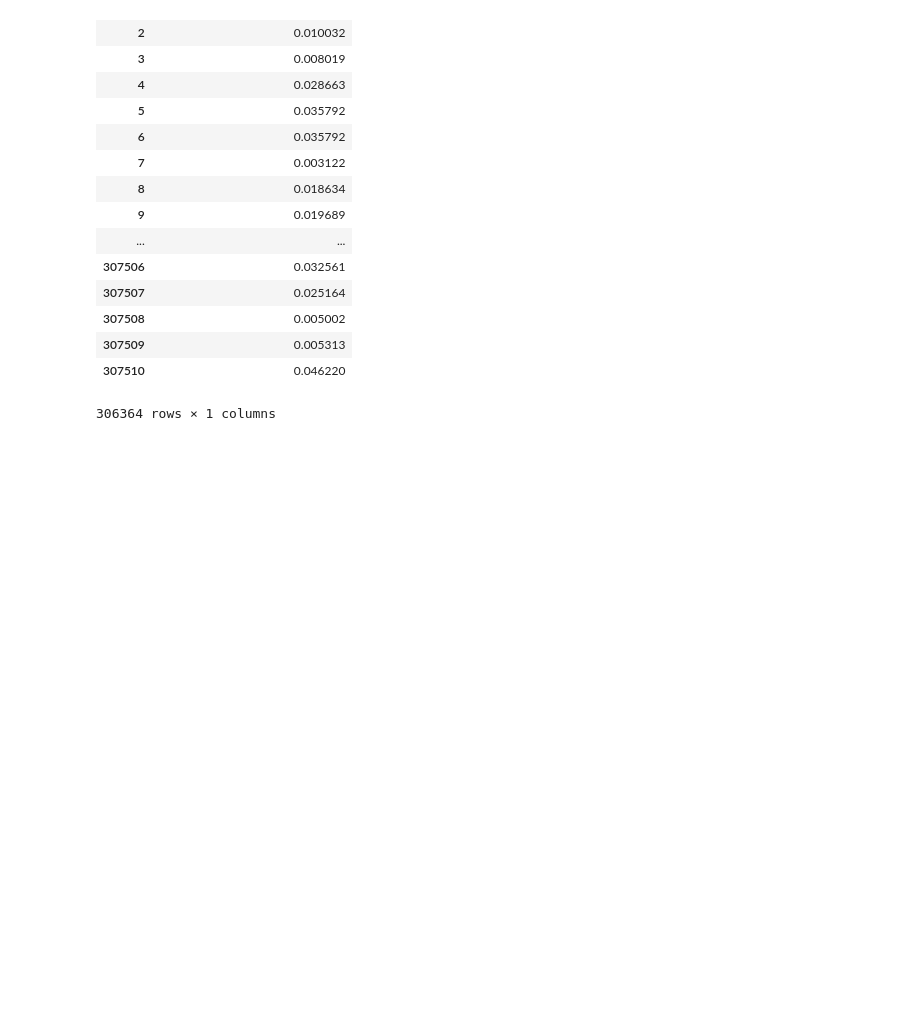
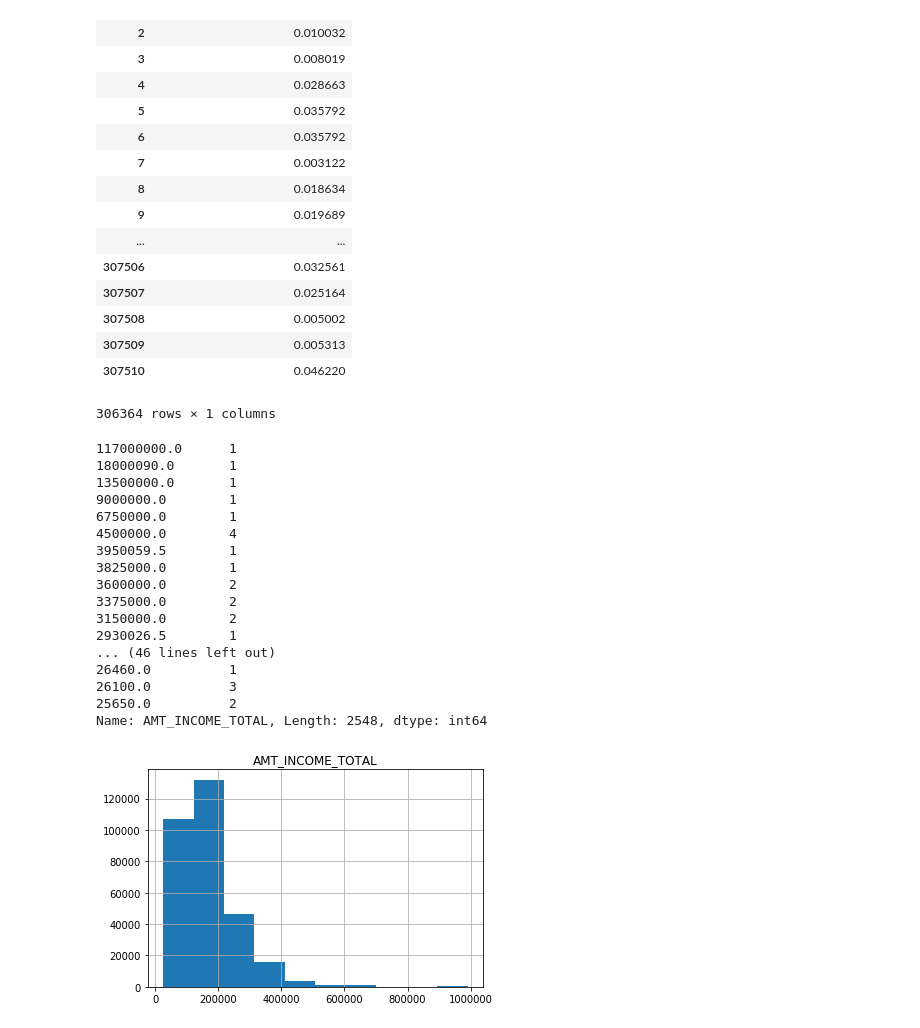
Before and after one commit to spicyscap/2nd-ML100Days, a Jupyter notebook: homework/Day_006_HW.ipynb, the cells around one changed output. Cells and saved outputs as stored; diff of their text form; code cells hidden in the pictures; blank space fills up the shorter version.

```diff
--- a/homework/Day_006_HW.ipynb
+++ b/homework/Day_006_HW.ipynb
@@ -396,3 +396,30 @@ app_train.loc[loc_a, ['REGION_POPULATION_RELATIVE']]
 | 307509 | 0.005313 |
 | 307510 | 0.046220 |
 306364 rows × 1 columns
+# %%
+print(app_train['AMT_INCOME_TOTAL'].value_counts().sort_index(ascending = False))
+
+loc_a = app_train['AMT_INCOME_TOTAL']<1000000
+loc_b = ['AMT_INCOME_TOTAL']
+
+app_train.loc[loc_a, loc_b].hist()
+plt.show()
+# %% [output]
+117000000.0      1
+18000090.0       1
+13500000.0       1
+9000000.0        1
+6750000.0        1
+4500000.0        4
+3950059.5        1
+3825000.0        1
+3600000.0        2
+3375000.0        2
+3150000.0        2
+2930026.5        1
+... (46 lines left out)
+26460.0          1
+26100.0          3
+25650.0          2
+Name: AMT_INCOME_TOTAL, Length: 2548, dtype: int64
+[figure, added]
```
Also changed, not shown: parts of 1 cell of this notebook.
